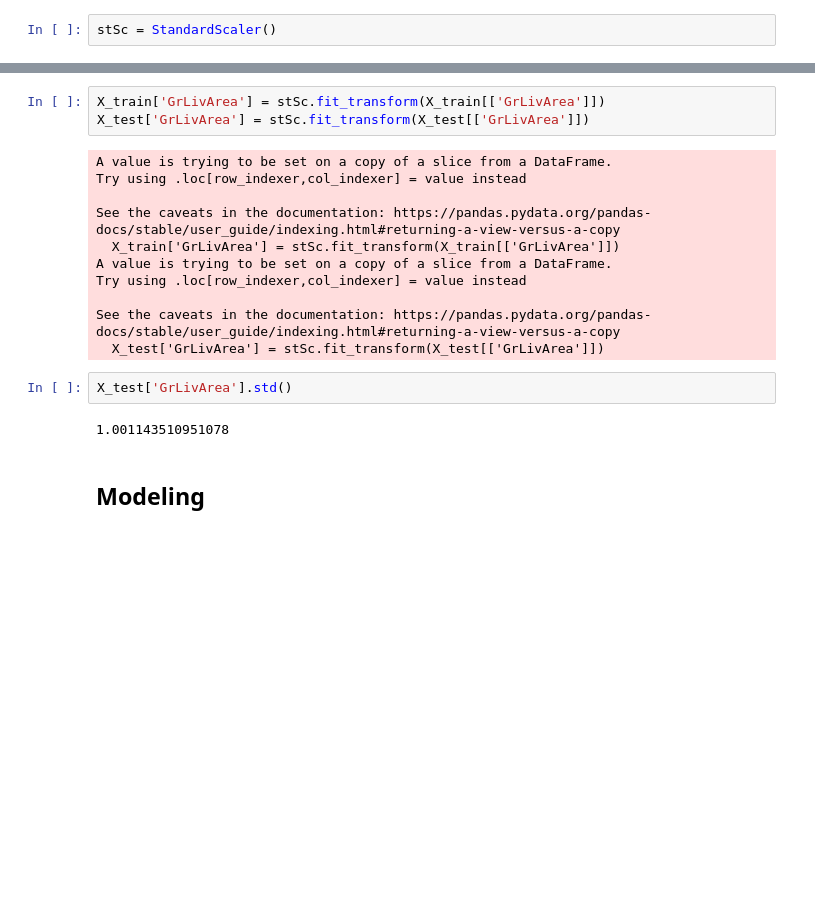
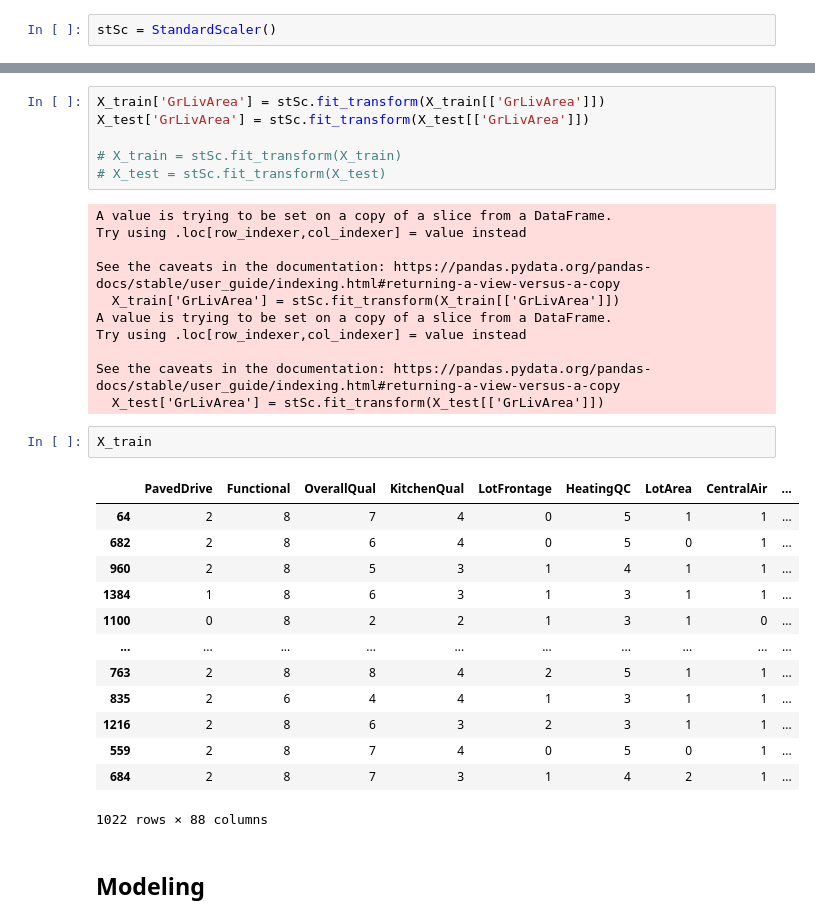
Before and after one commit to evgeniya-engel/ameshousing, a Jupyter notebook: Jane/data_pipeline.ipynb, the cells around one changed output, grey strips where cells are left out. Saved outputs shown, nothing was run; the diff lists cells and outputs as text; blank space fills up the shorter version.

```diff
--- a/Jane/data_pipeline.ipynb
+++ b/Jane/data_pipeline.ipynb
@@ -383,6 +385,9 @@ stSc = StandardScaler()
 # %%
 X_train['GrLivArea'] = stSc.fit_transform(X_train[['GrLivArea']])
 X_test['GrLivArea'] = stSc.fit_transform(X_test[['GrLivArea']])
+
+# X_train = stSc.fit_transform(X_train)
+# X_test = stSc.fit_transform(X_test)
 # %% [output]
 A value is trying to be set on a copy of a slice from a DataFrame.
 Try using .loc[row_indexer,col_indexer] = value instead
@@ -394,10 +399,22 @@ Try using .loc[row_indexer,col_indexer] = value instead
 
 See the caveats in the documentation: https://pandas.pydata.org/pandas-docs/stable/user_guide/indexing.html#returning-a-view-versus-a-copy
   X_test['GrLivArea'] = stSc.fit_transform(X_test[['GrLivArea']])
-# %%
-X_test['GrLivArea'].std()
-# %% [output]
-1.001143510951078
+# %%
+X_train
+# %% [output]
+|  | PavedDrive | Functional | OverallQual | KitchenQual | LotFrontage | HeatingQC | LotArea | CentralAir | ... |
+| 64 | 2 | 8 | 7 | 4 | 0 | 5 | 1 | 1 | ... |
+| 682 | 2 | 8 | 6 | 4 | 0 | 5 | 0 | 1 | ... |
+| 960 | 2 | 8 | 5 | 3 | 1 | 4 | 1 | 1 | ... |
+| 1384 | 1 | 8 | 6 | 3 | 1 | 3 | 1 | 1 | ... |
+| 1100 | 0 | 8 | 2 | 2 | 1 | 3 | 1 | 0 | ... |
+| ... | ... | ... | ... | ... | ... | ... | ... | ... | ... |
+| 763 | 2 | 8 | 8 | 4 | 2 | 5 | 1 | 1 | ... |
+| 835 | 2 | 6 | 4 | 4 | 1 | 3 | 1 | 1 | ... |
+| 1216 | 2 | 8 | 6 | 3 | 2 | 3 | 1 | 1 | ... |
+| 559 | 2 | 8 | 7 | 4 | 0 | 5 | 0 | 1 | ... |
+| 684 | 2 | 8 | 7 | 3 | 1 | 4 | 2 | 1 | ... |
+1022 rows × 88 columns
 # %% [markdown]
 ## Modeling
 # %% [markdown]
```
Also changed, not shown: parts of 19 cells of this notebook, 2 other files.
